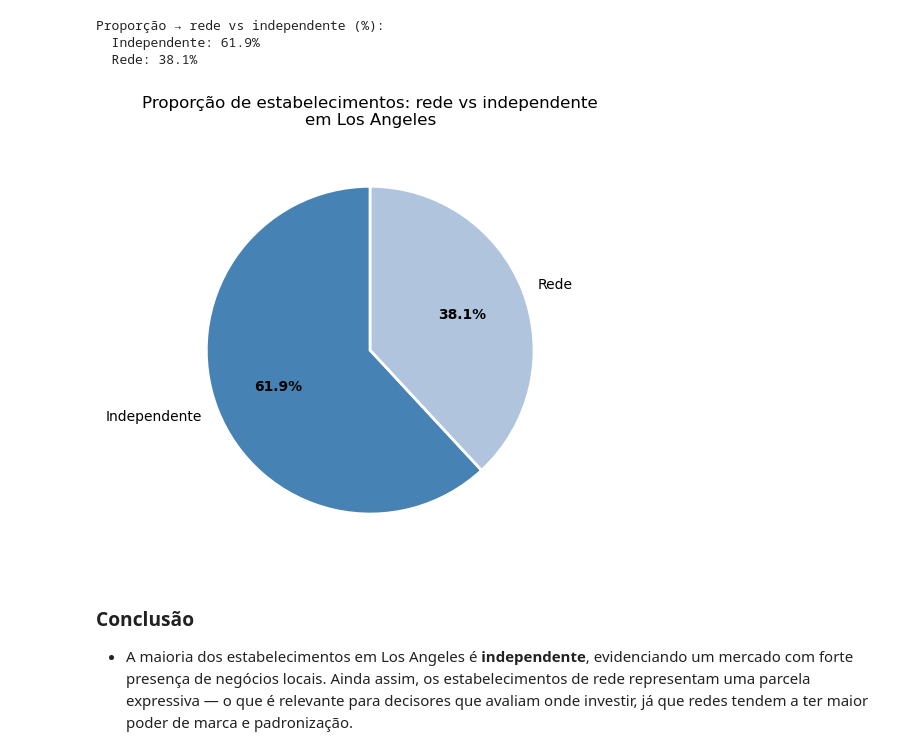
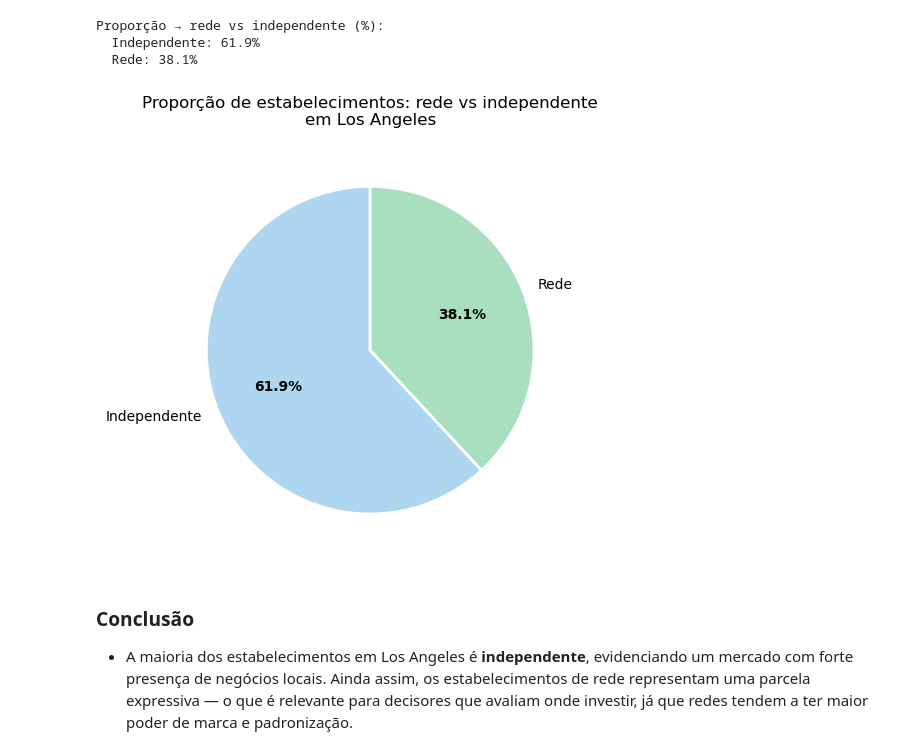
Before and after one commit to raimirsilva/Small-projects, a Jupyter notebook: Sprint-10-project/notebook/LA-restaurants.ipynb, the cells around one changed output. Cells and saved outputs as stored; diff of their text form; code cells hidden in the pictures.

```diff
--- a/Sprint-10-project/notebook/LA-restaurants.ipynb
+++ b/Sprint-10-project/notebook/LA-restaurants.ipynb
@@ -193,32 +195,32 @@ Proporção → rede vs independente (%):
 # %%
 # Gráfico de pizza — rede vs independente
 # Escolha: apenas 2 categorias tornam o gráfico de pizza ideal aqui,
 # pois a comparação de proporção entre dois grupos é clara e sem distorção.
 
 fig, ax = plt.subplots(figsize=(5, 5))
 
 wedges, texts, autotexts = ax.pie( # retorna 3 objetos, variáveis, para personalizar o gráfico
     chain_proportions.values,
     labels=chain_labels,
     autopct='%1.1f%%', # formatando o texto automaticamente dentro das fatias
     startangle=90,
-    colors=['steelblue', 'lightsteelblue'],
+    colors=['#AED6F1', '#A9DFBF'],
     wedgeprops={'edgecolor': 'white', 'linewidth': 2} # propriedades visuais das fatias, adicionando uma borda branca entre elas
 )
 
 # Ajustando o estilo dos textos
 for text in texts:
     text.set_fontsize(10)
 for autotext in autotexts:
     autotext.set_fontsize(10)
     autotext.set_fontweight('bold')
 
 ax.set_title('Proporção de estabelecimentos: rede vs independente\nem Los Angeles', fontsize=12, pad=15)
 
 plt.tight_layout()
 plt.show()
 # %% [output]
-[figure, old version]
+[figure, new version]
 # %% [markdown]
 ### Conclusão
 
```
Also changed, not shown: parts of 15 cells of this notebook.
